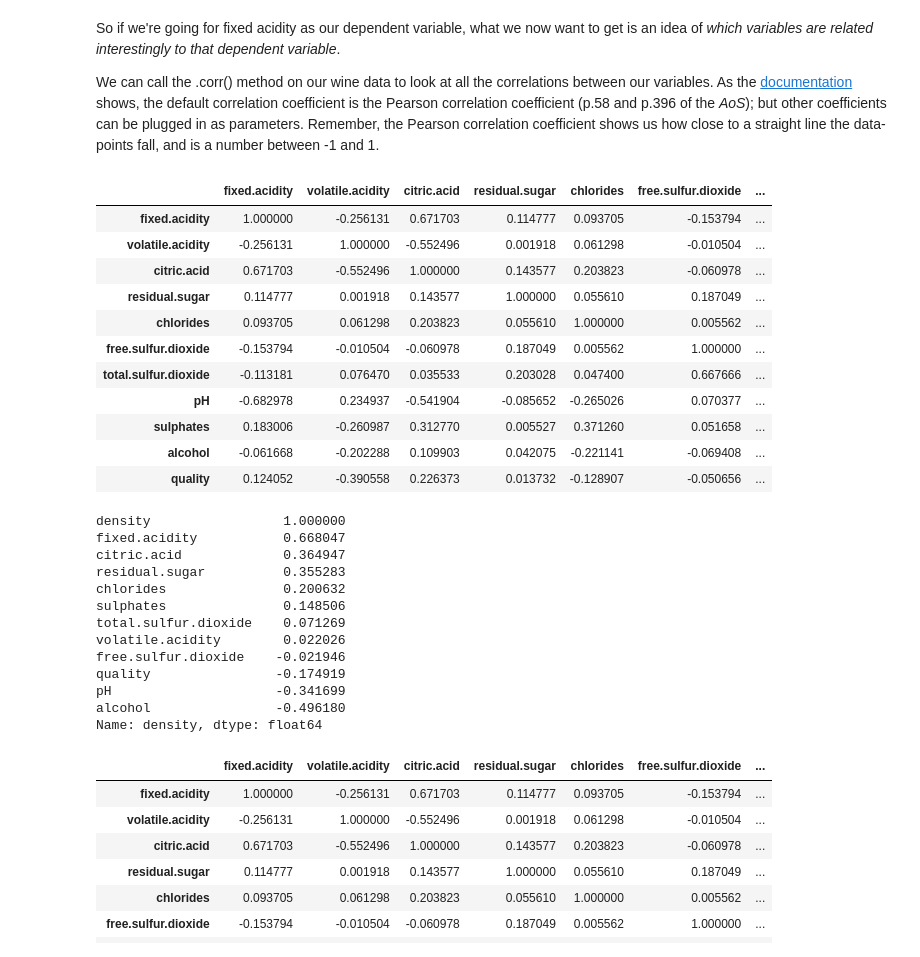
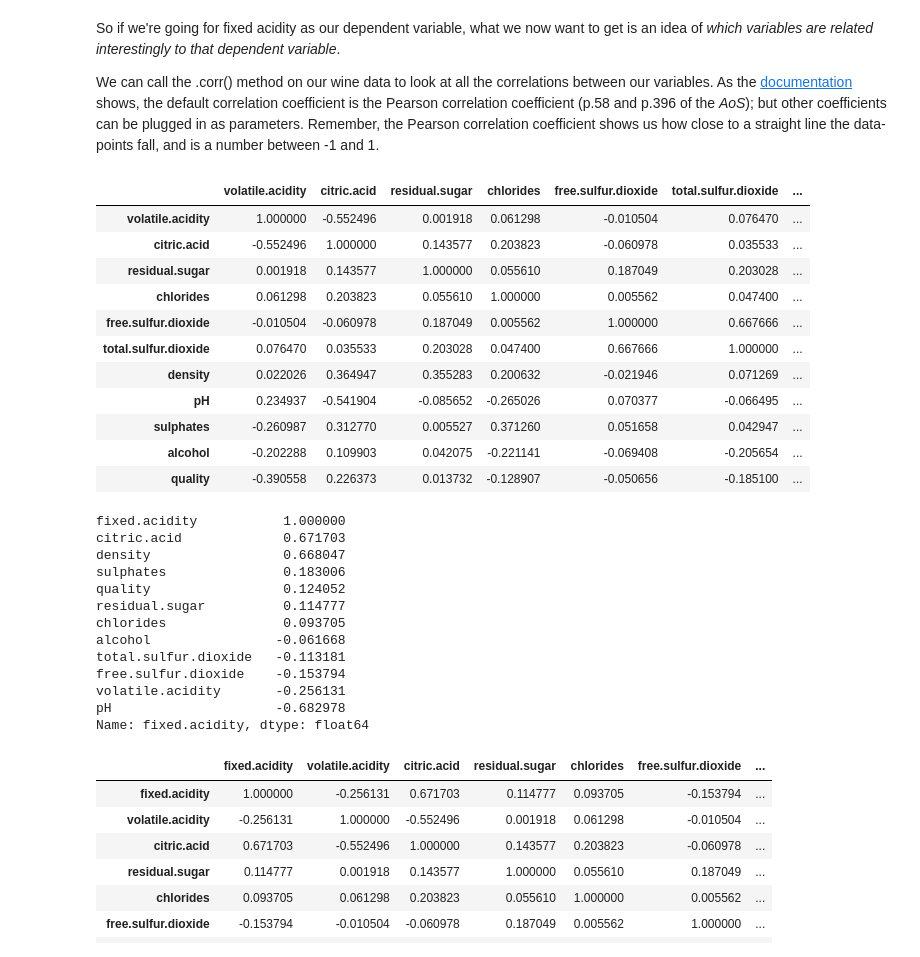
Before and after one commit to binayakhadka/springboard_case_study, a Jupyter notebook: Linear Regression/Springboard Regression Case Study - the Red Wine Dataset - Tier 1.ipynb, the cells around one changed output. Cells and saved outputs as stored; diff of their text form; code cells hidden in the pictures.

```diff
--- a/Linear Regression/Springboard Regression Case Study - the Red Wine Dataset - Tier 1.ipynb
+++ b/Linear Regression/Springboard Regression Case Study - the Red Wine Dataset - Tier 1.ipynb
@@ -255,36 +255,36 @@ So if we're going for fixed acidity as our dependent variable, what we now want
 
 We can call the .corr() method on our wine data to look at all the correlations between our variables. As the [documentation](https://pandas.pydata.org/pandas-docs/stable/reference/api/pandas.DataFrame.corr.html) shows, the default correlation coefficient is the Pearson correlation coefficient (p.58 and p.396 of the *AoS*); but other coefficients can be plugged in as parameters. Remember, the Pearson correlation coefficient shows us how close to a straight line the data-points fall, and is a number between -1 and 1.
 # %%
-wine.loc[:,wine.columns!='density'].corr()
+wine.loc[:,wine.columns!='fixed.acidity'].corr()
 # %% [output]
-|  | fixed.acidity | volatile.acidity | citric.acid | residual.sugar | chlorides | free.sulfur.dioxide | ... |
-| fixed.acidity | 1.000000 | -0.256131 | 0.671703 | 0.114777 | 0.093705 | -0.153794 | ... |
-| volatile.acidity | -0.256131 | 1.000000 | -0.552496 | 0.001918 | 0.061298 | -0.010504 | ... |
-| citric.acid | 0.671703 | -0.552496 | 1.000000 | 0.143577 | 0.203823 | -0.060978 | ... |
-| residual.sugar | 0.114777 | 0.001918 | 0.143577 | 1.000000 | 0.055610 | 0.187049 | ... |
-| chlorides | 0.093705 | 0.061298 | 0.203823 | 0.055610 | 1.000000 | 0.005562 | ... |
-| free.sulfur.dioxide | -0.153794 | -0.010504 | -0.060978 | 0.187049 | 0.005562 | 1.000000 | ... |
-| total.sulfur.dioxide | -0.113181 | 0.076470 | 0.035533 | 0.203028 | 0.047400 | 0.667666 | ... |
-| pH | -0.682978 | 0.234937 | -0.541904 | -0.085652 | -0.265026 | 0.070377 | ... |
-| sulphates | 0.183006 | -0.260987 | 0.312770 | 0.005527 | 0.371260 | 0.051658 | ... |
-| alcohol | -0.061668 | -0.202288 | 0.109903 | 0.042075 | -0.221141 | -0.069408 | ... |
-| quality | 0.124052 | -0.390558 | 0.226373 | 0.013732 | -0.128907 | -0.050656 | ... |
+|  | volatile.acidity | citric.acid | residual.sugar | chlorides | free.sulfur.dioxide | total.sulfur.dioxide | ... |
+| volatile.acidity | 1.000000 | -0.552496 | 0.001918 | 0.061298 | -0.010504 | 0.076470 | ... |
+| citric.acid | -0.552496 | 1.000000 | 0.143577 | 0.203823 | -0.060978 | 0.035533 | ... |
+| residual.sugar | 0.001918 | 0.143577 | 1.000000 | 0.055610 | 0.187049 | 0.203028 | ... |
+| chlorides | 0.061298 | 0.203823 | 0.055610 | 1.000000 | 0.005562 | 0.047400 | ... |
+| free.sulfur.dioxide | -0.010504 | -0.060978 | 0.187049 | 0.005562 | 1.000000 | 0.667666 | ... |
+| total.sulfur.dioxide | 0.076470 | 0.035533 | 0.203028 | 0.047400 | 0.667666 | 1.000000 | ... |
+| density | 0.022026 | 0.364947 | 0.355283 | 0.200632 | -0.021946 | 0.071269 | ... |
+| pH | 0.234937 | -0.541904 | -0.085652 | -0.265026 | 0.070377 | -0.066495 | ... |
+| sulphates | -0.260987 | 0.312770 | 0.005527 | 0.371260 | 0.051658 | 0.042947 | ... |
+| alcohol | -0.202288 | 0.109903 | 0.042075 | -0.221141 | -0.069408 | -0.205654 | ... |
+| quality | -0.390558 | 0.226373 | 0.013732 | -0.128907 | -0.050656 | -0.185100 | ... |
 # %%
-wine.corr()['density'].sort_values(ascending=False)
+wine.corr()['fixed.acidity'].sort_values(ascending=False)
 # %% [output]
-density                 1.000000
-fixed.acidity           0.668047
-citric.acid             0.364947
-residual.sugar          0.355283
-chlorides               0.200632
-sulphates               0.148506
-total.sulfur.dioxide    0.071269
-volatile.acidity        0.022026
-free.sulfur.dioxide    -0.021946
-quality                -0.174919
-pH                     -0.341699
-alcohol                -0.496180
-Name: density, dtype: float64
+fixed.acidity           1.000000
+citric.acid             0.671703
+density                 0.668047
+sulphates               0.183006
+quality                 0.124052
+residual.sugar          0.114777
+chlorides               0.093705
+alcohol                -0.061668
+total.sulfur.dioxide   -0.113181
+free.sulfur.dioxide    -0.153794
+volatile.acidity       -0.256131
+pH                     -0.682978
+Name: fixed.acidity, dtype: float64
 # %%
 # Call the .corr() method on the wine dataset
 wine.corr()
```
Also changed, not shown: parts of 11 cells of this notebook.
